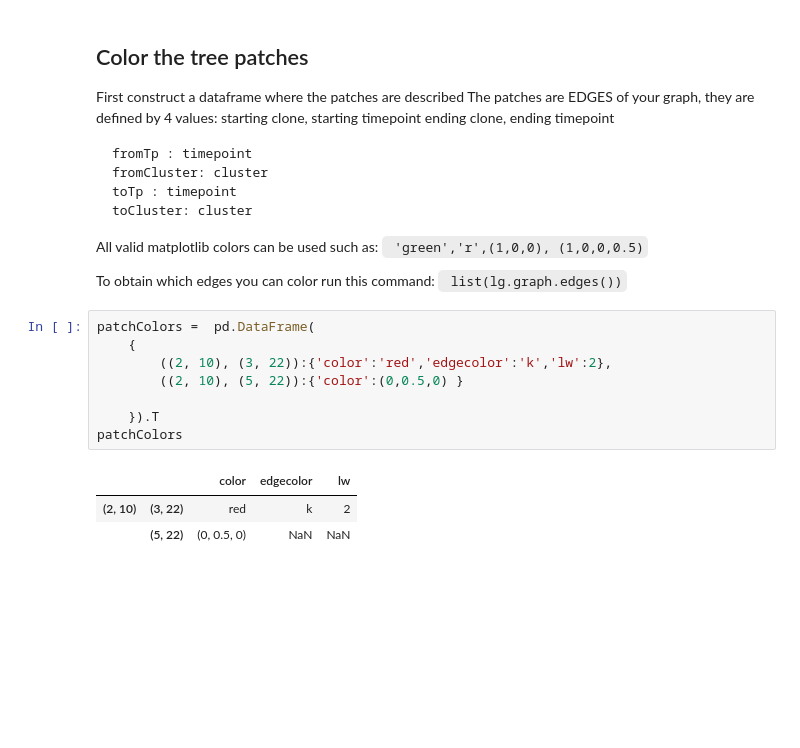
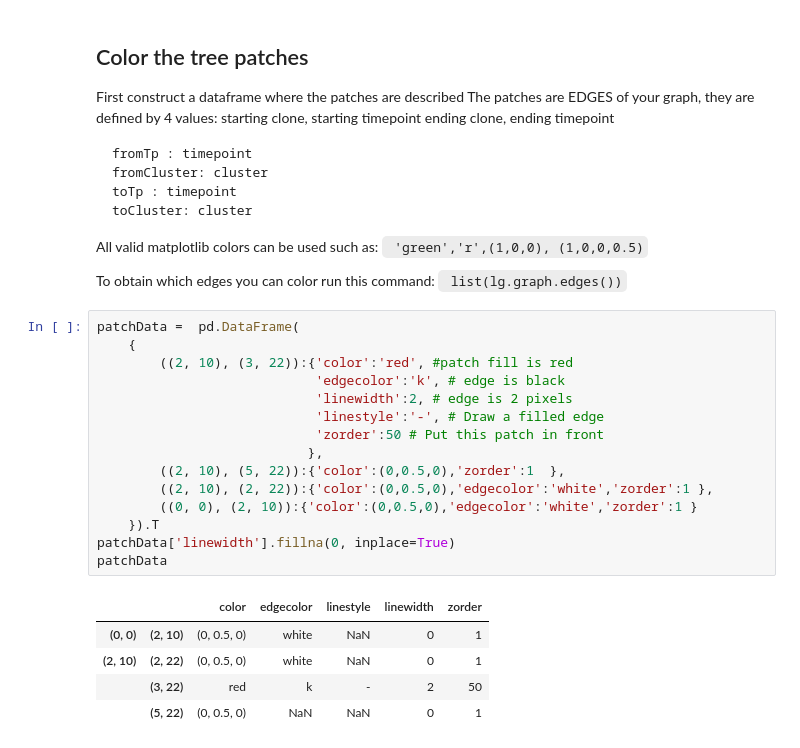
Before and after one commit to BuysDB/ToverBoom, a Jupyter notebook: notebooks/ToverBoom+Examples.ipynb, the cells around one changed output. Cells and saved outputs as stored; diff of their text form; blank space fills up the shorter version.

Commit message:
Updated example notebook: Plotpatches, plot vertical lines, linestyles ..

````diff
--- a/notebooks/ToverBoom+Examples.ipynb
+++ b/notebooks/ToverBoom+Examples.ipynb
@@ -144,18 +149,27 @@ All valid matplotlib colors can be used such as:
 
 To obtain which edges you can color run this command:
 ``` list(lg.graph.edges())```
-# %%
-patchColors =  pd.DataFrame(
-    {
-        ((2, 10), (3, 22)):{'color':'red','edgecolor':'k','lw':2},
-        ((2, 10), (5, 22)):{'color':(0,0.5,0) }
-
-    }).T
-patchColors
-# %% [output]
-|  |  | color | edgecolor | lw |
-| (2, 10) | (3, 22) | red | k | 2 |
-|  | (5, 22) | (0, 0.5, 0) | NaN | NaN |
+# %%
+patchData =  pd.DataFrame(
+    {
+        ((2, 10), (3, 22)):{'color':'red', #patch fill is red
+                            'edgecolor':'k', # edge is black
+                            'linewidth':2, # edge is 2 pixels
+                            'linestyle':'-', # Draw a filled edge
+                            'zorder':50 # Put this patch in front
+                           },
+        ((2, 10), (5, 22)):{'color':(0,0.5,0),'zorder':1  },
+        ((2, 10), (2, 22)):{'color':(0,0.5,0),'edgecolor':'white','zorder':1 },
+        ((0, 0), (2, 10)):{'color':(0,0.5,0),'edgecolor':'white','zorder':1 }
+    }).T
+patchData['linewidth'].fillna(0, inplace=True)
+patchData
+# %% [output]
+|  |  | color | edgecolor | linestyle | linewidth | zorder |
+| (0, 0) | (2, 10) | (0, 0.5, 0) | white | NaN | 0 | 1 |
+| (2, 10) | (2, 22) | (0, 0.5, 0) | white | NaN | 0 | 1 |
+|  | (3, 22) | red | k | - | 2 | 50 |
+|  | (5, 22) | (0, 0.5, 0) | NaN | NaN | 0 | 1 |
 # %%
 fig,ax = plt.subplots()
 # Make plot scale the right way by plotting invisible edges:
````
Also changed, not shown: parts of 3 cells of this notebook.
